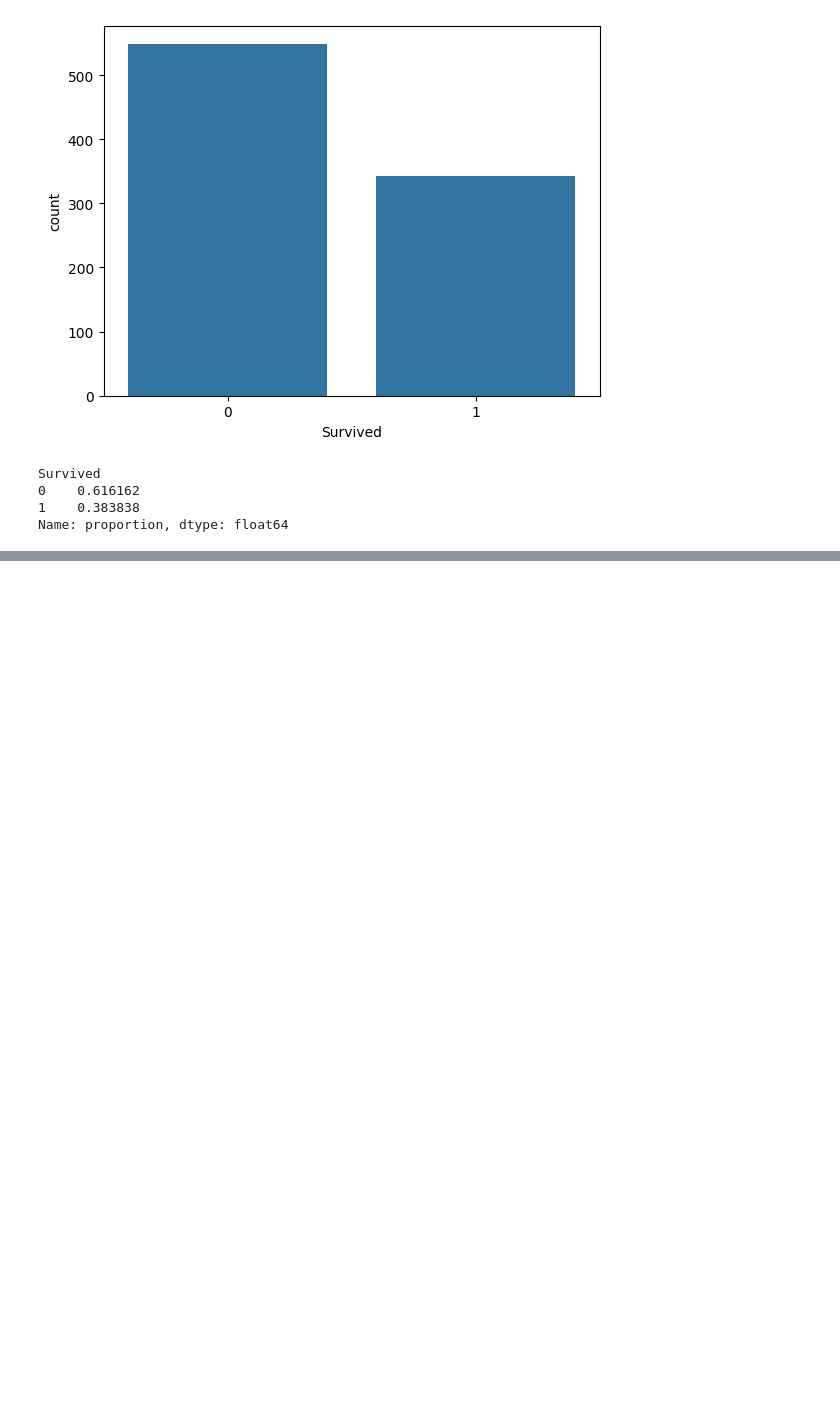
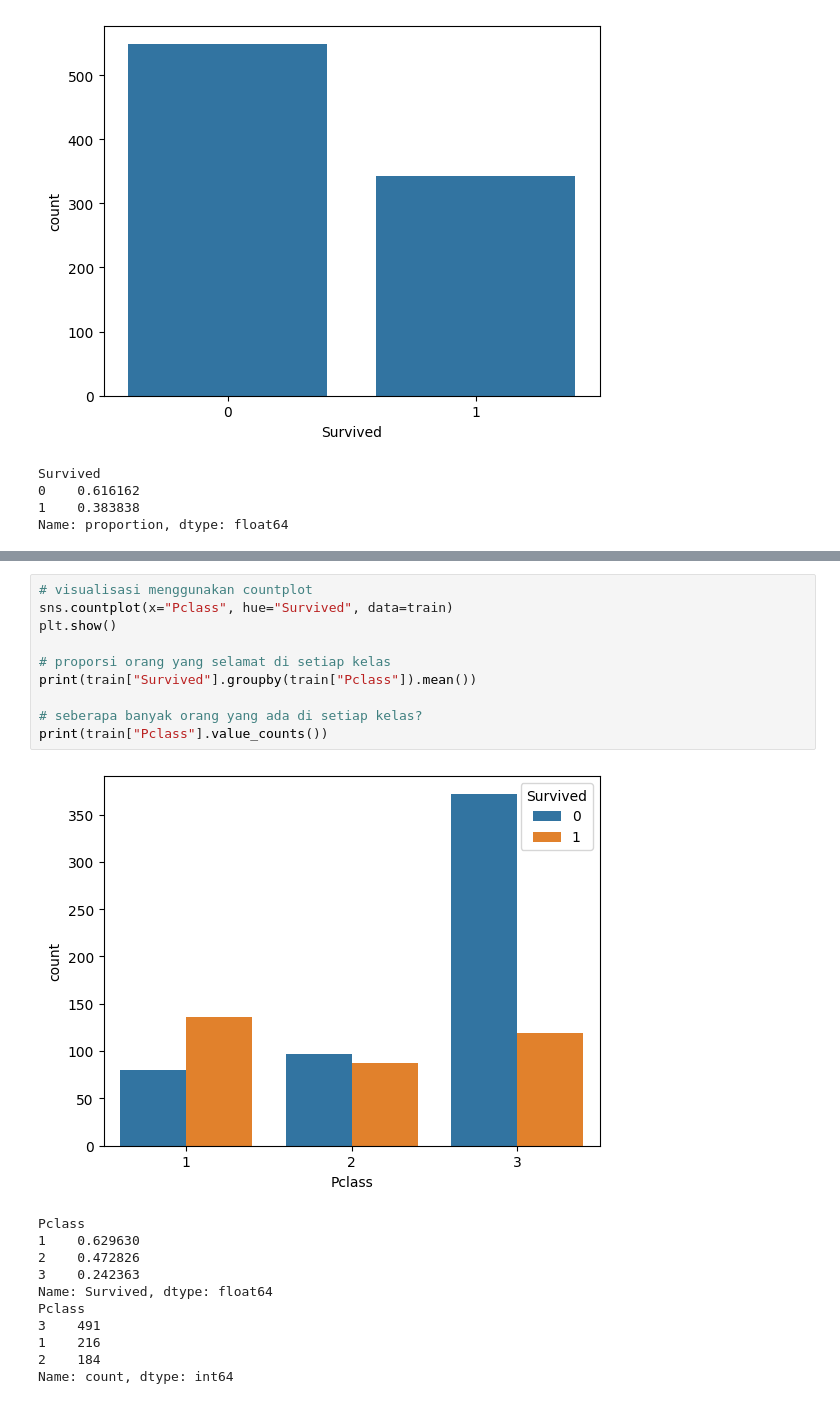
Before and after one commit to ihyaulumuddin044/machineLearning, a Jupyter notebook: titanic_prediction.ipynb, the cells around one changed output, grey strips where cells are left out. Saved outputs shown, nothing was run; the diff lists cells and outputs as text; blank space fills up the shorter version.

```diff
--- a/titanic_prediction.ipynb
+++ b/titanic_prediction.ipynb
@@ -92,0 +106,22 @@ Name: proportion, dtype: float64
+# %%
+# visualisasi menggunakan countplot
+sns.countplot(x="Pclass", hue="Survived", data=train)
+plt.show()
+
+# proporsi orang yang selamat di setiap kelas
+print(train["Survived"].groupby(train["Pclass"]).mean())
+
+# seberapa banyak orang yang ada di setiap kelas?
+print(train["Pclass"].value_counts())
+# %% [output]
+[figure, added]
+Pclass
+1    0.629630
+2    0.472826
+3    0.242363
+Name: Survived, dtype: float64
+Pclass
+3    491
+1    216
+2    184
+Name: count, dtype: int64
```
Also changed, not shown: parts of 7 cells of this notebook.
